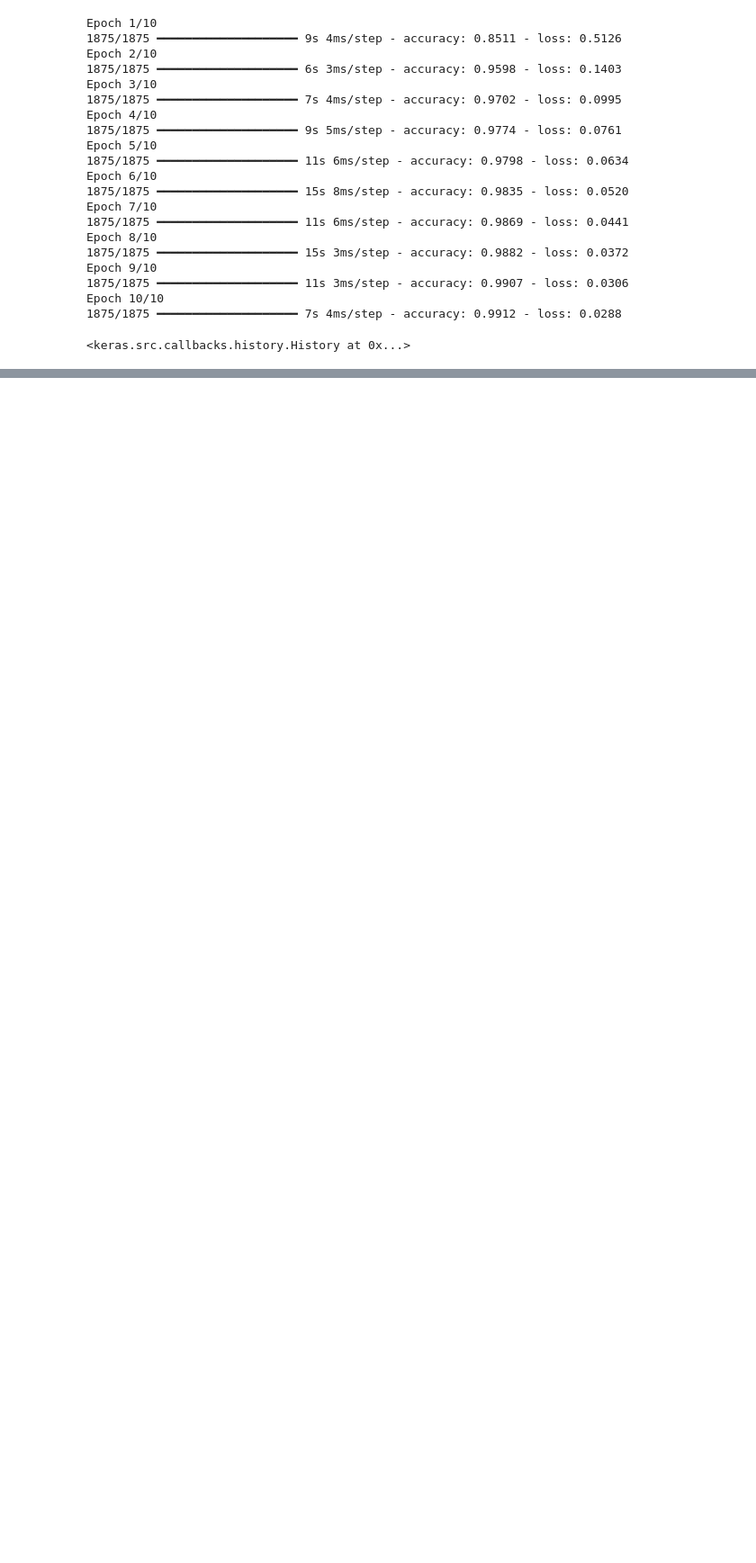
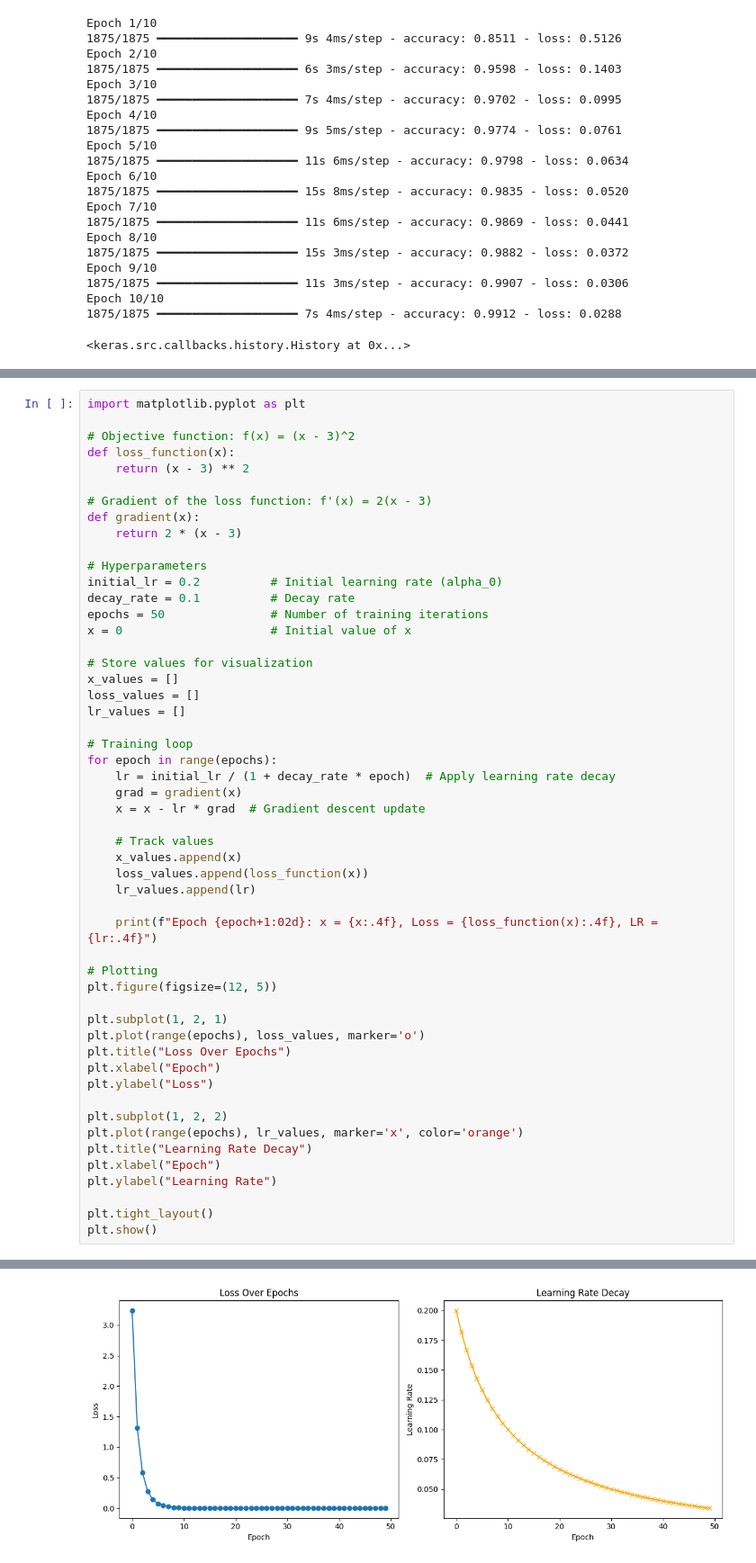
Before and after one commit to dr-mushtaq/Deep-Learning, a Jupyter notebook: Deep_Learning.ipynb, the cells around one changed output, grey strips where cells are left out. Shown at 90% size. Drawn from its saved outputs; the diff is of its cells as text; blank space fills up the shorter version.

```diff
--- a/Deep_Learning.ipynb
+++ b/Deep_Learning.ipynb
@@ -593,0 +596,53 @@ Epoch 10/10
+# %%
+import matplotlib.pyplot as plt
+
+# Objective function: f(x) = (x - 3)^2
+def loss_function(x):
+    return (x - 3) ** 2
+
+# Gradient of the loss function: f'(x) = 2(x - 3)
+def gradient(x):
+    return 2 * (x - 3)
+
+# Hyperparameters
+initial_lr = 0.2          # Initial learning rate (alpha_0)
+decay_rate = 0.1          # Decay rate
+epochs = 50               # Number of training iterations
+x = 0                     # Initial value of x
+
+# Store values for visualization
+x_values = []
+loss_values = []
+lr_values = []
+
+# Training loop
+for epoch in range(epochs):
+    lr = initial_lr / (1 + decay_rate * epoch)  # Apply learning rate decay
+    grad = gradient(x)
+    x = x - lr * grad  # Gradient descent update
+
+    # Track values
+    x_values.append(x)
+    loss_values.append(loss_function(x))
+    lr_values.append(lr)
+
+    print(f"Epoch {epoch+1:02d}: x = {x:.4f}, Loss = {loss_function(x):.4f}, LR = {lr:.4f}")
+
+# Plotting
+plt.figure(figsize=(12, 5))
+
+plt.subplot(1, 2, 1)
+plt.plot(range(epochs), loss_values, marker='o')
+plt.title("Loss Over Epochs")
+plt.xlabel("Epoch")
+plt.ylabel("Loss")
+
+plt.subplot(1, 2, 2)
+plt.plot(range(epochs), lr_values, marker='x', color='orange')
+plt.title("Learning Rate Decay")
+plt.xlabel("Epoch")
+plt.ylabel("Learning Rate")
+
+plt.tight_layout()
+plt.show()
+# %% [output]
@@ -593,0 +666 @@ Epoch 10/10
+[figure, added]
```
Also changed, not shown: parts of 2 cells of this notebook.
